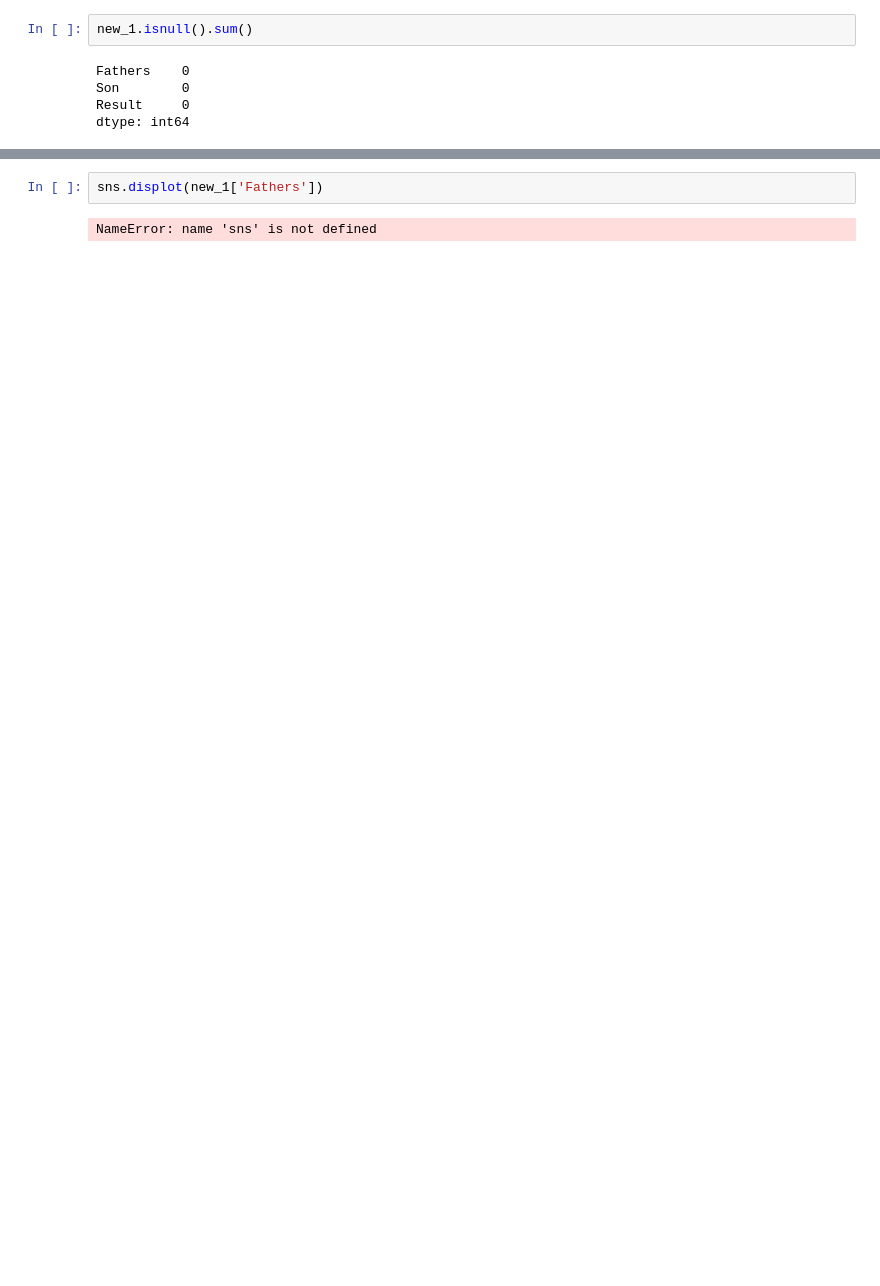
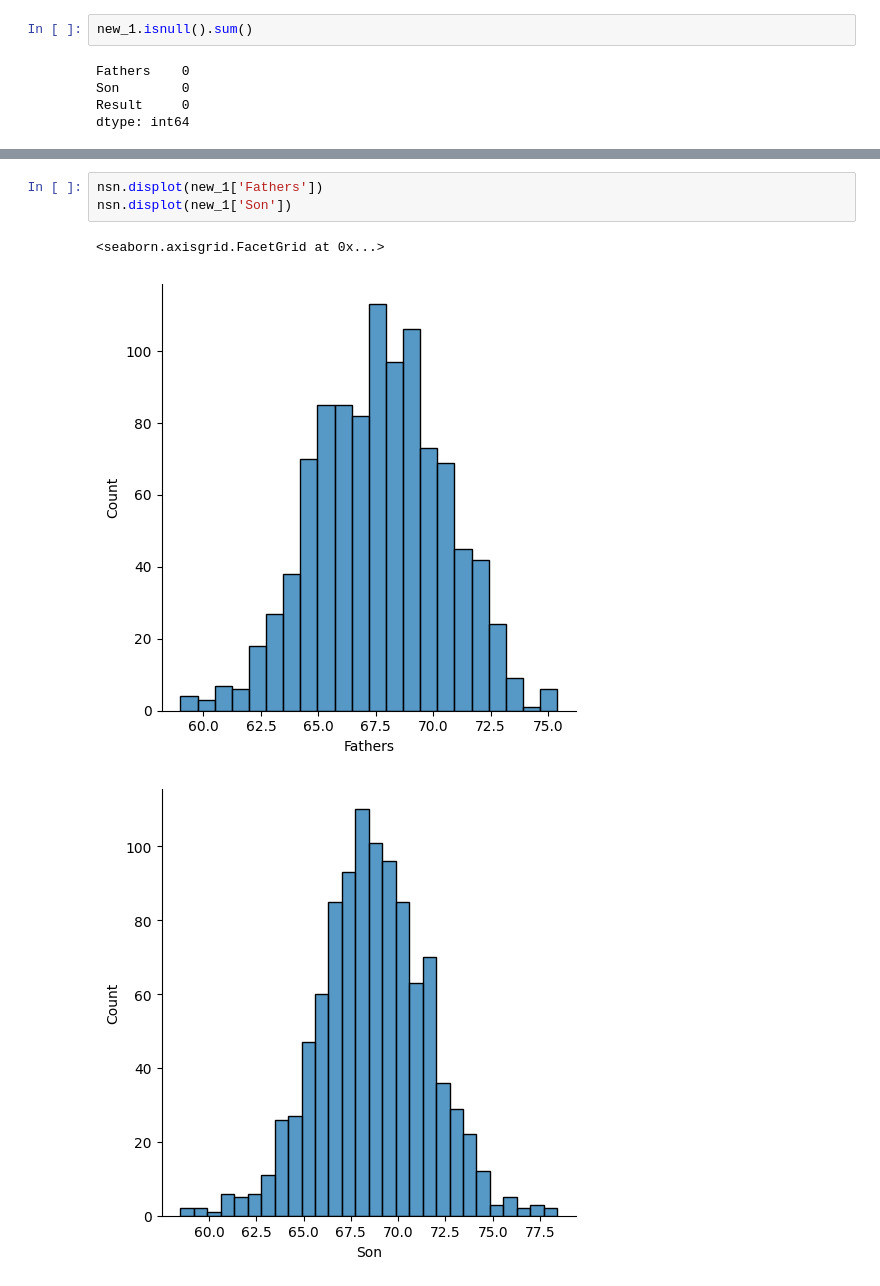
Before and after one commit to BaoNguyenz/Project_MAS, a Jupyter notebook: main.ipynb, the cells around one changed output, grey strips where cells are left out. Cells and saved outputs as stored; diff of their text form; blank space fills up the shorter version.

```diff
--- a/main.ipynb
+++ b/main.ipynb
@@ -84,4 +71,7 @@ plt.legend(['Fathers', 'Son','Result'], loc='right')
 # %%
-sns.displot(new_1['Fathers'])
+nsn.displot(new_1['Fathers'])
+nsn.displot(new_1['Son'])
 # %% [output]
-NameError: name 'sns' is not defined
+<seaborn.axisgrid.FacetGrid at 0x...>
+[figure, added]
+[figure, added]
```
Also changed, not shown: parts of 10 cells of this notebook, 2 other files.
